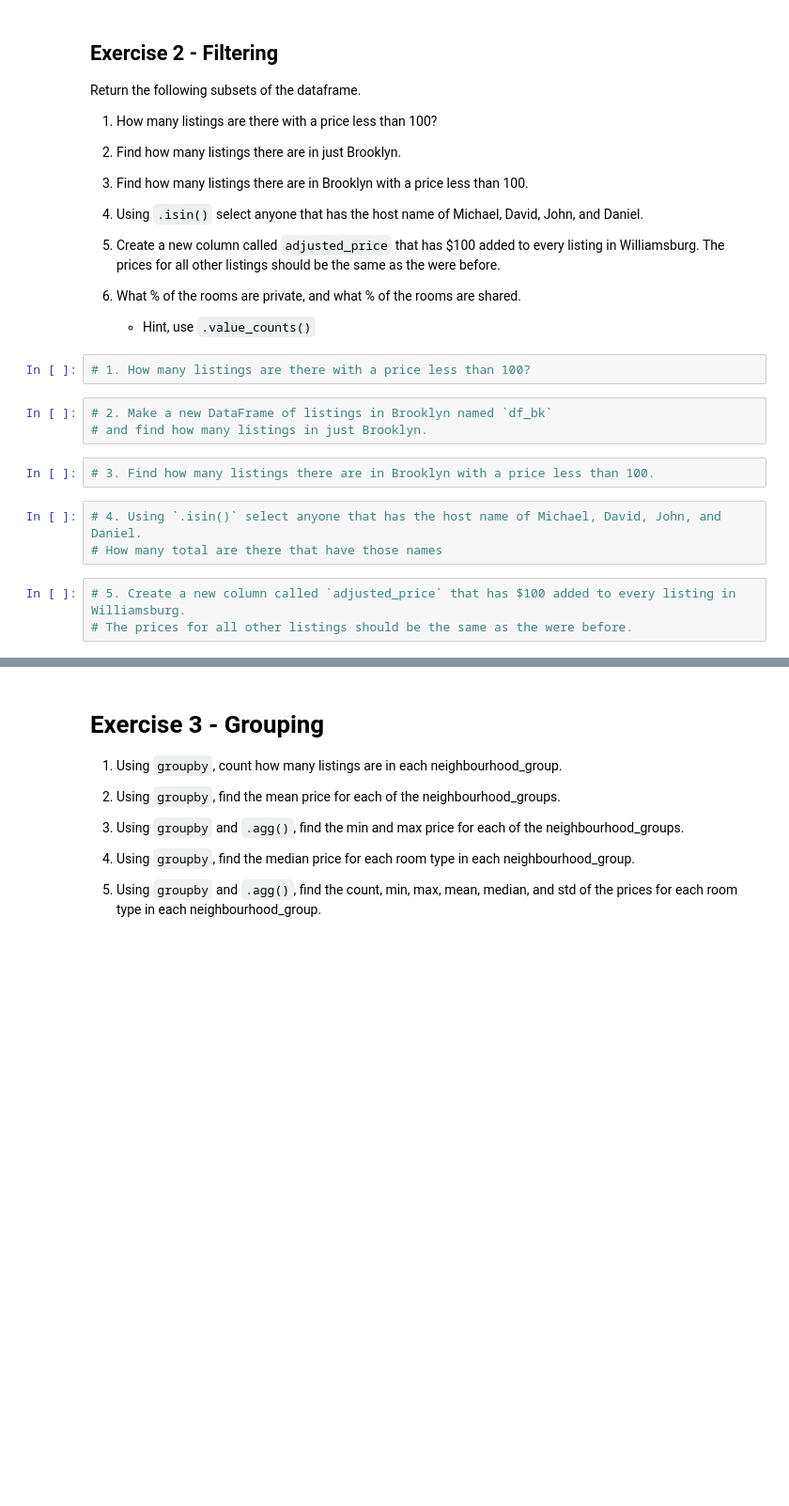
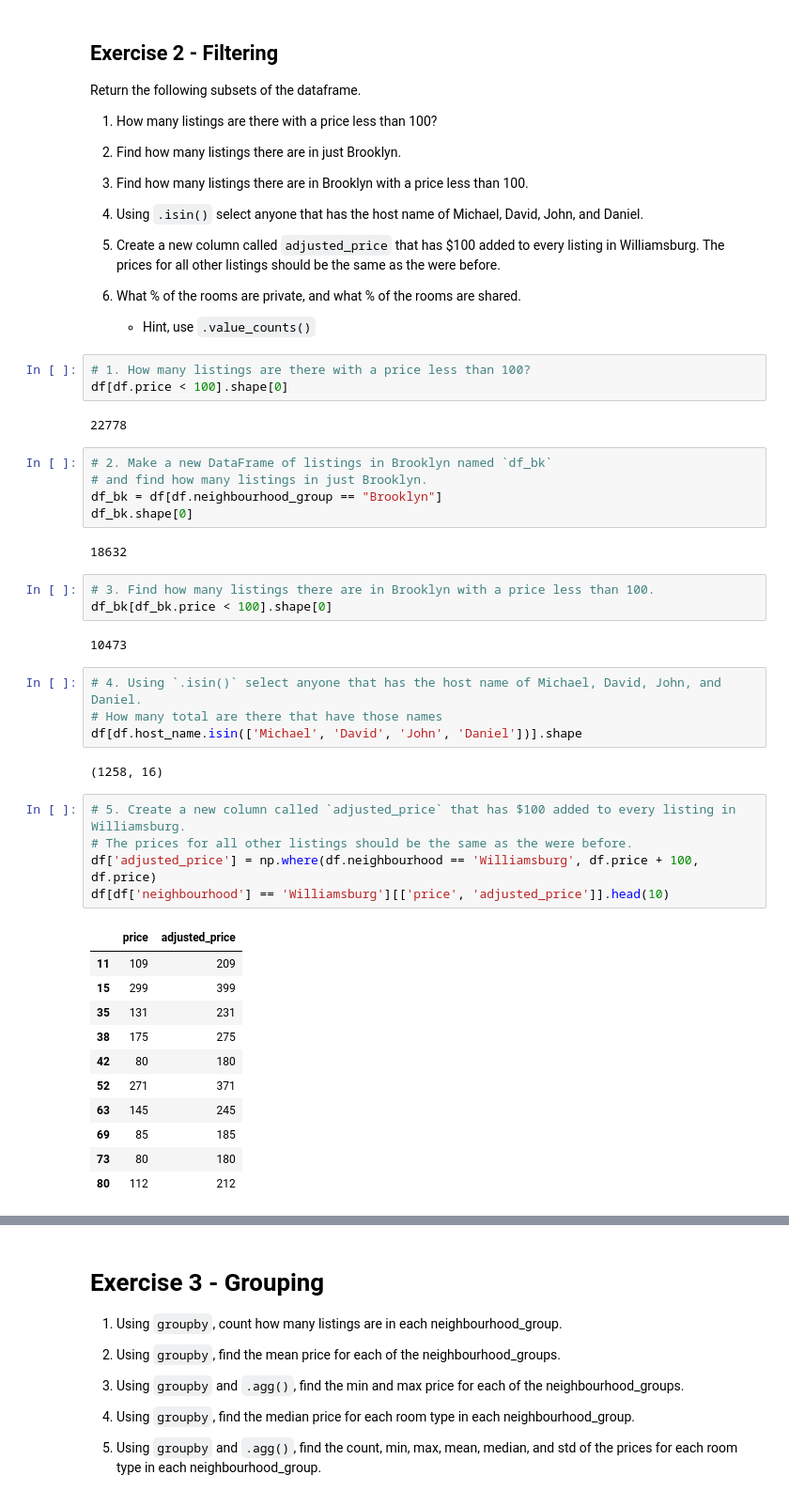
Before and after one commit to TonyMapeke/ds-fall-2026, a Jupyter notebook: Week-01-Pandas/exercise/TM_week01_exercise.ipynb, the cells around one changed output, grey strips where cells are left out. Shown at 94% size. Drawn from its saved outputs; the diff is of its cells as text; blank space fills up the shorter version.

```diff
--- a/Week-01-Pandas/exercise/TM_week01_exercise.ipynb
+++ b/Week-01-Pandas/exercise/TM_week01_exercise.ipynb
@@ -36,16 +48,43 @@ Return the following subsets of the dataframe.
     * Hint, use `.value_counts()`
 # %%
 # 1. How many listings are there with a price less than 100?
+df[df.price < 100].shape[0]
+# %% [output]
+22778
 # %%
 # 2. Make a new DataFrame of listings in Brooklyn named `df_bk`
 # and find how many listings in just Brooklyn.
+df_bk = df[df.neighbourhood_group == "Brooklyn"]
+df_bk.shape[0]
+# %% [output]
+18632
 # %%
 # 3. Find how many listings there are in Brooklyn with a price less than 100.
+df_bk[df_bk.price < 100].shape[0]
+# %% [output]
+10473
 # %%
 # 4. Using `.isin()` select anyone that has the host name of Michael, David, John, and Daniel.
 # How many total are there that have those names
+df[df.host_name.isin(['Michael', 'David', 'John', 'Daniel'])].shape
+# %% [output]
+(1258, 16)
 # %%
 # 5. Create a new column called `adjusted_price` that has $100 added to every listing in Williamsburg.
 # The prices for all other listings should be the same as the were before.
+df['adjusted_price'] = np.where(df.neighbourhood == 'Williamsburg', df.price + 100, df.price)
+df[df['neighbourhood'] == 'Williamsburg'][['price', 'adjusted_price']].head(10)
+# %% [output]
+|  | price | adjusted_price |
+| 11 | 109 | 209 |
+| 15 | 299 | 399 |
+| 35 | 131 | 231 |
+| 38 | 175 | 275 |
+| 42 | 80 | 180 |
+| 52 | 271 | 371 |
+| 63 | 145 | 245 |
+| 69 | 85 | 185 |
+| 73 | 80 | 180 |
+| 80 | 112 | 212 |
 # %%
 # 6. What % of the rooms are private, and what % of the rooms are shared.
```
Also changed, not shown: parts of 14 cells of this notebook.
